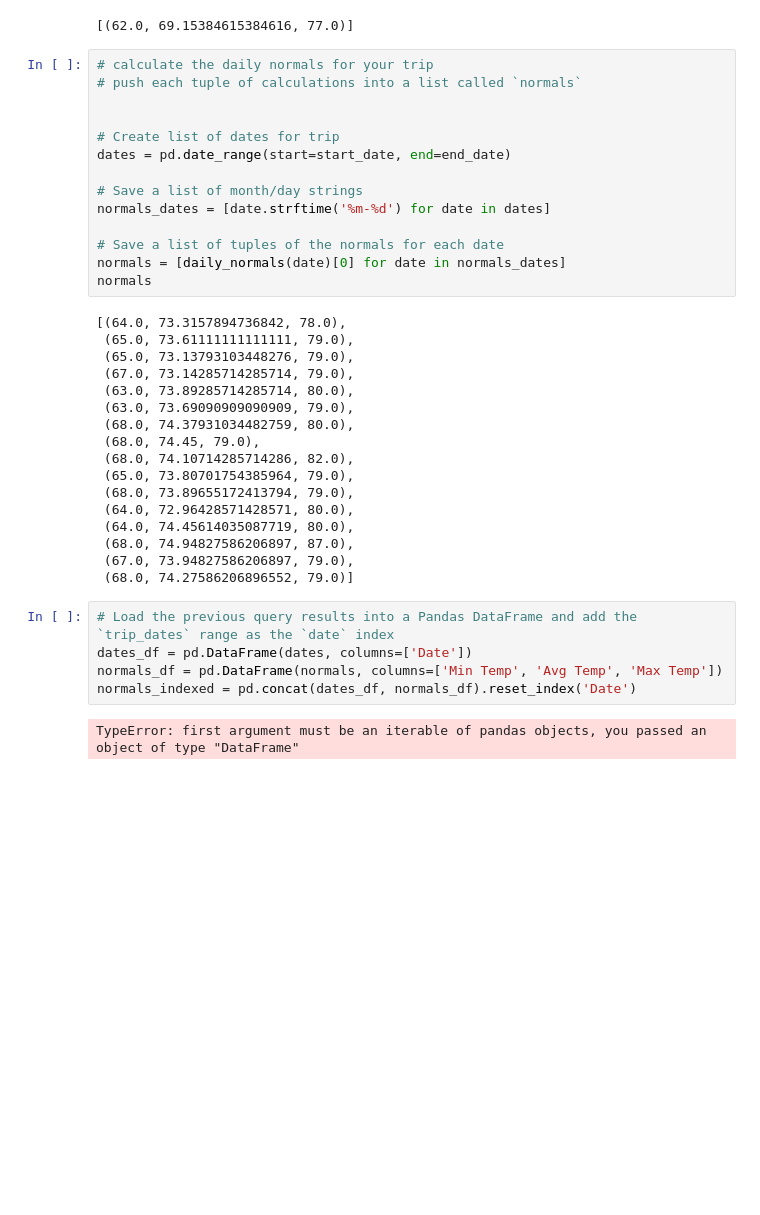
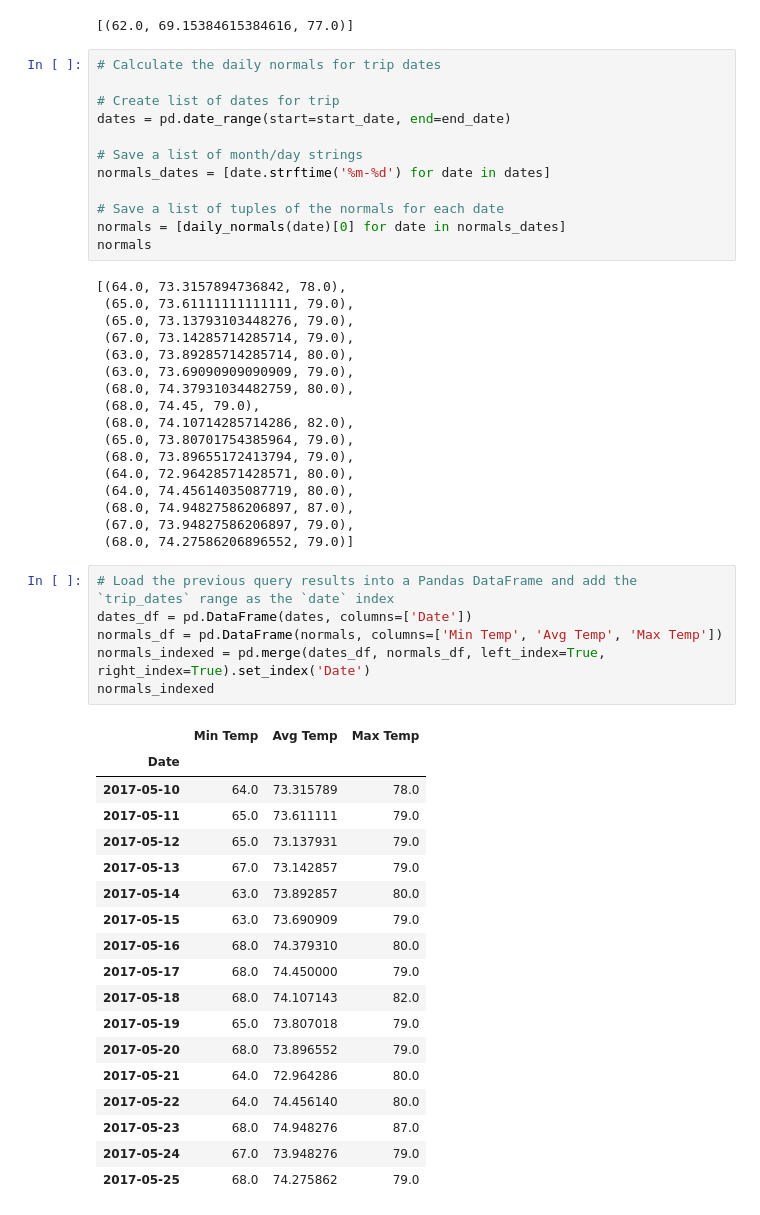
Before and after one commit to rebekahcallkacz/sqlachemy-challenge, a Jupyter notebook: climate_analysis.ipynb, the cells around one changed output. Cells and saved outputs as stored; diff of their text form; blank space fills up the shorter version.

```diff
--- a/climate_analysis.ipynb
+++ b/climate_analysis.ipynb
@@ -313,9 +313,7 @@ daily_normals("01-01")
 # %% [output]
 [(62.0, 69.15384615384616, 77.0)]
 # %%
-# calculate the daily normals for your trip
-# push each tuple of calculations into a list called `normals`
-
+# Calculate the daily normals for trip dates
 
 # Create list of dates for trip
 dates = pd.date_range(start=start_date, end=end_date)
@@ -346,9 +344,27 @@ normals
 # %%
 # Load the previous query results into a Pandas DataFrame and add the `trip_dates` range as the `date` index
 dates_df = pd.DataFrame(dates, columns=['Date'])
 normals_df = pd.DataFrame(normals, columns=['Min Temp', 'Avg Temp', 'Max Temp'])
-normals_indexed = pd.concat(dates_df, normals_df).reset_index('Date')
+normals_indexed = pd.merge(dates_df, normals_df, left_index=True, right_index=True).set_index('Date')
+normals_indexed
 # %% [output]
-TypeError: first argument must be an iterable of pandas objects, you passed an object of type "DataFrame"
+|  | Min Temp | Avg Temp | Max Temp |
+| Date |  |  |  |
+| 2017-05-10 | 64.0 | 73.315789 | 78.0 |
+| 2017-05-11 | 65.0 | 73.611111 | 79.0 |
+| 2017-05-12 | 65.0 | 73.137931 | 79.0 |
+| 2017-05-13 | 67.0 | 73.142857 | 79.0 |
+| 2017-05-14 | 63.0 | 73.892857 | 80.0 |
+| 2017-05-15 | 63.0 | 73.690909 | 79.0 |
+| 2017-05-16 | 68.0 | 74.379310 | 80.0 |
+| 2017-05-17 | 68.0 | 74.450000 | 79.0 |
+| 2017-05-18 | 68.0 | 74.107143 | 82.0 |
+| 2017-05-19 | 65.0 | 73.807018 | 79.0 |
+| 2017-05-20 | 68.0 | 73.896552 | 79.0 |
+| 2017-05-21 | 64.0 | 72.964286 | 80.0 |
+| 2017-05-22 | 64.0 | 74.456140 | 80.0 |
+| 2017-05-23 | 68.0 | 74.948276 | 87.0 |
+| 2017-05-24 | 67.0 | 73.948276 | 79.0 |
+| 2017-05-25 | 68.0 | 74.275862 | 79.0 |
 # %%
 # Plot the daily normals as an area plot with `stacked=False`
```
Also changed, not shown: parts of 1 cell of this notebook, 1 other file.
